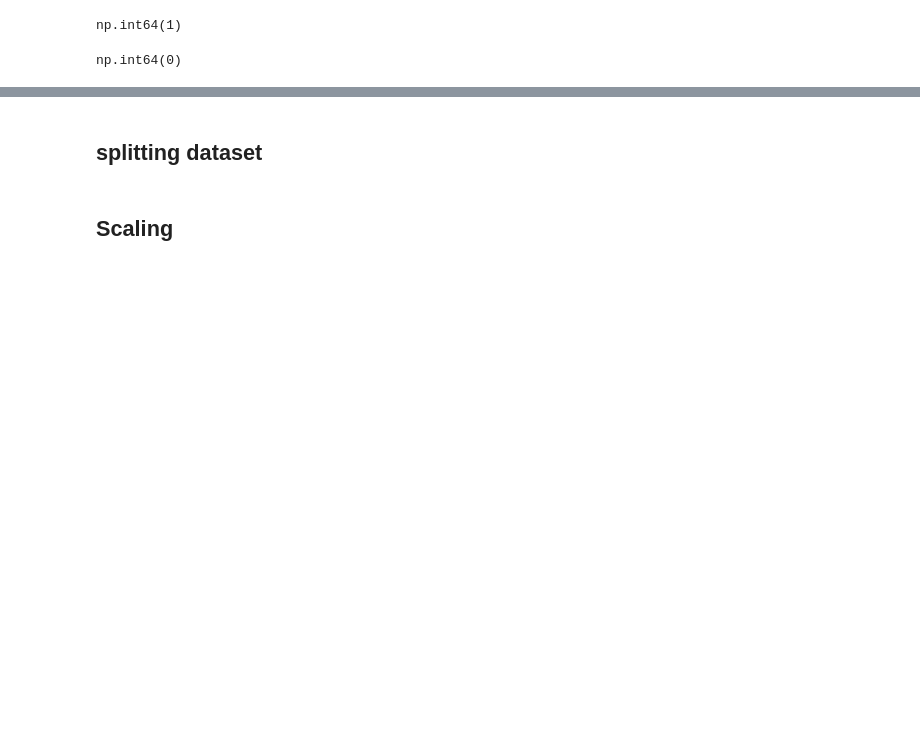
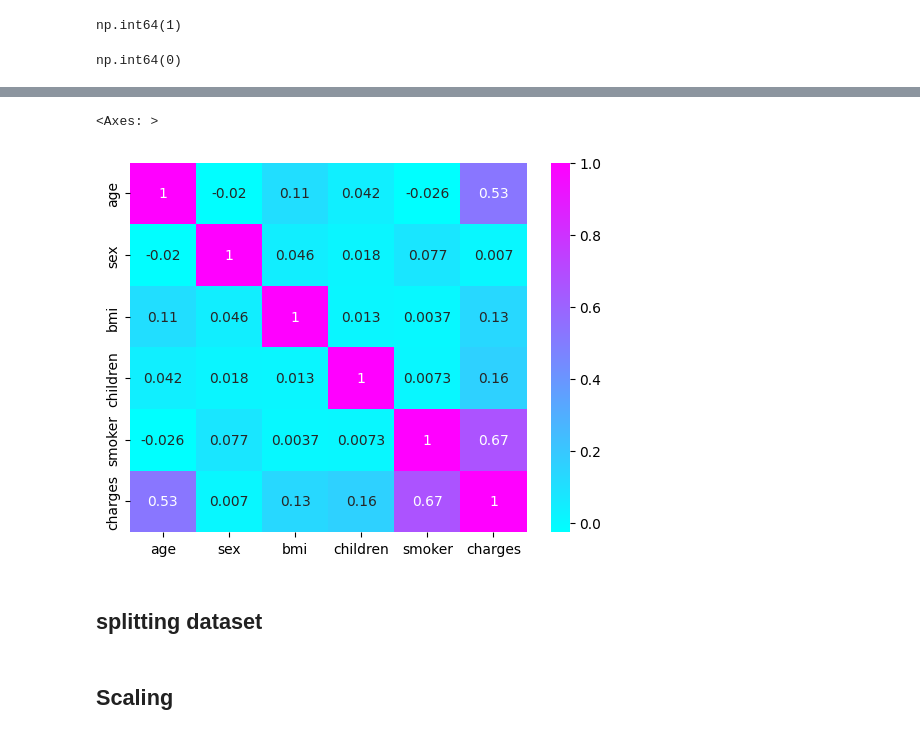
Before and after one commit to AayushiCreator/Machine-Learning-Projects, a Jupyter notebook: medical_insurance_linear_model.ipynb, the cells around one changed output, grey strips where cells are left out. Cells and saved outputs as stored; diff of their text form; code cells hidden in the pictures; blank space fills up the shorter version.

```diff
--- a/medical_insurance_linear_model.ipynb
+++ b/medical_insurance_linear_model.ipynb
@@ -126,4 +138,10 @@ df
 # %%
 df['charges'] = np.log1p(df['charges'])
+# %%
+corr = df.corr()
+sns.heatmap(corr,cmap='cool',annot=True)
+# %% [output]
+<Axes: >
+[figure, added]
 # %% [markdown]
 ## splitting dataset
```
Also changed, not shown: parts of 28 cells of this notebook.
